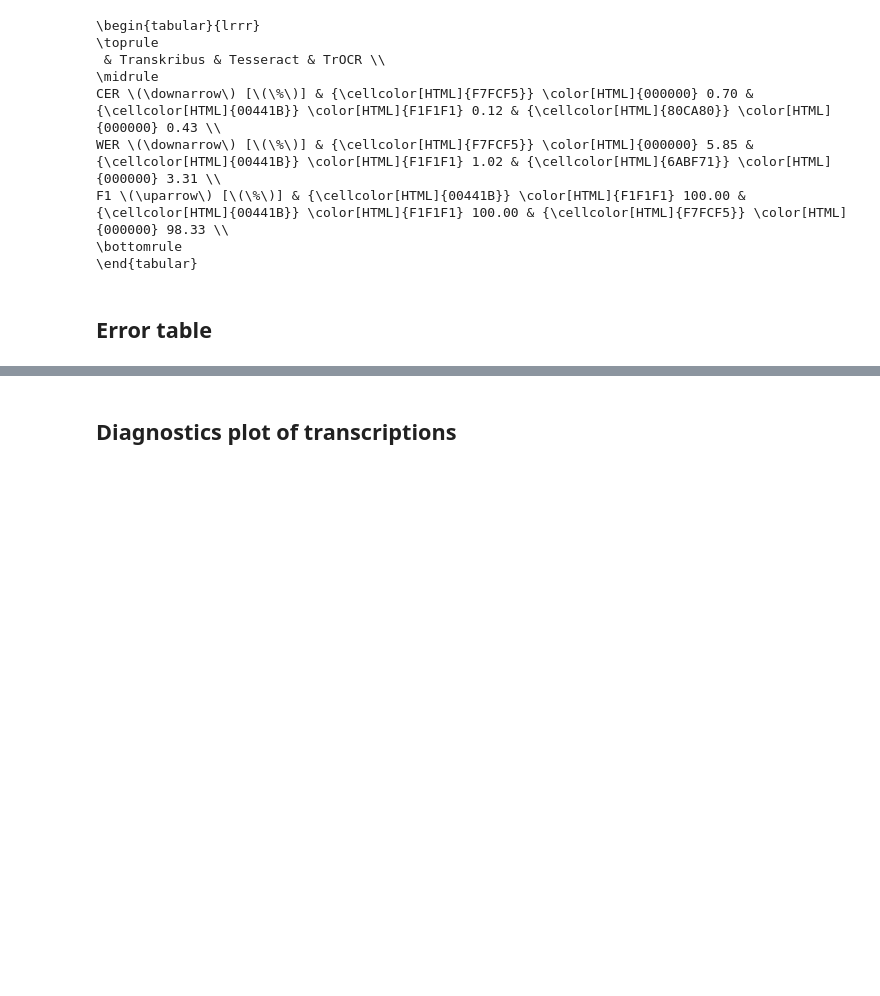
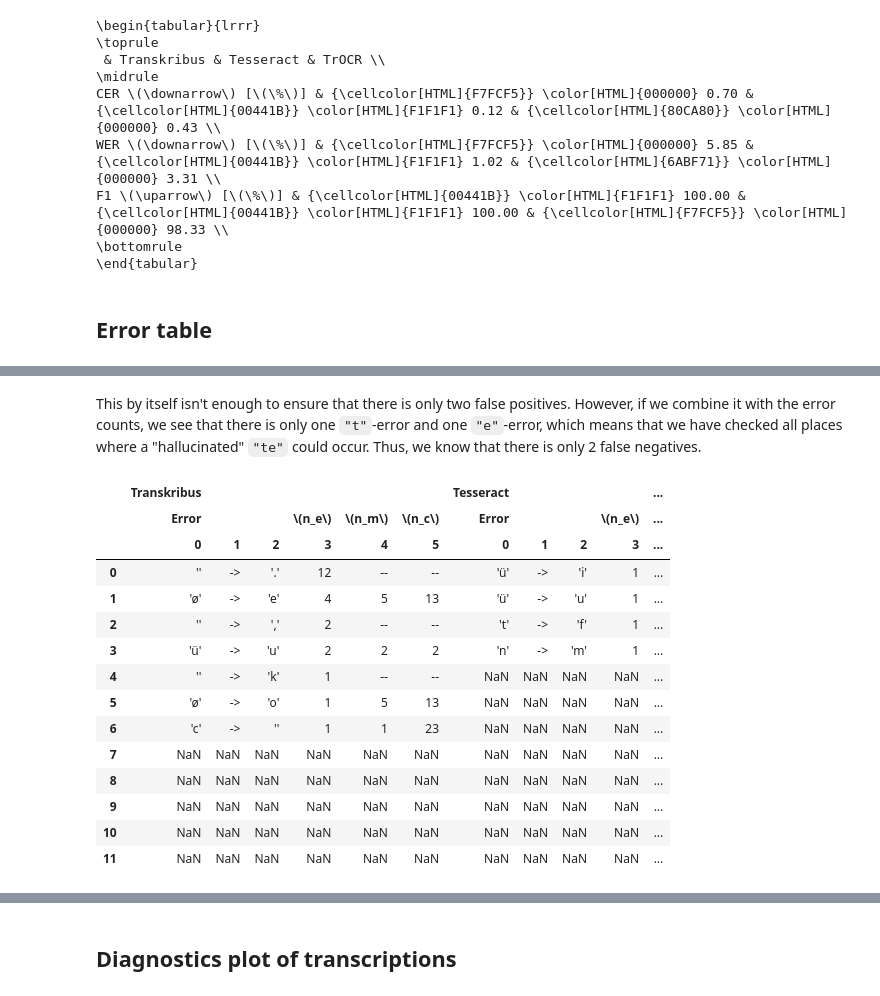
Before and after one commit to Sprakbanken/nodalida25_sami_ocr, a Jupyter notebook: notebooks/tables/giellatekno_table.ipynb, the cells around one changed output, grey strips where cells are left out. Saved outputs shown, nothing was run; the diff lists cells and outputs as text; code cells hidden in the pictures; blank space fills up the shorter version.

```diff
--- a/notebooks/tables/giellatekno_table.ipynb
+++ b/notebooks/tables/giellatekno_table.ipynb
@@ -135,0 +196,5 @@ for model_p in [best_transkribus_model, best_tesseract_model, best_trocr_model]:
+# %%
+line_errors = pd.read_csv("../../output/giellatekno_nor_sme_evaluation-fixed/line_level/trocr_smi_pred_synth/row_level.csv")
+# %%
+te_true_positive = " ".join(line_errors["ground_truth"]).count("te")
+te_true_positive
@@ -135,0 +203,3 @@ for model_p in [best_transkribus_model, best_tesseract_model, best_trocr_model]:
+# %%
+te_pred_positive = " ".join(line_errors["transcription"]).count("te")
+te_pred_positive
@@ -136 +233,24 @@ for model_p in [best_transkribus_model, best_tesseract_model, best_trocr_model]:
+# %% [markdown]
+This by itself isn't enough to ensure that there is only two false positives. However, if we combine it with the error counts, we see that there is only one `"t"`-error and one `"e"`-error, which means that we have checked all places where a "hallucinated" `"te"` could occur. Thus, we know that there is only 2 false negatives.
+# %%
+df.loc[11, ("TrOCR", r"\(n_m\)")] = te_true_positive - te_pred_positive
+df.loc[11, ("TrOCR", r"\(n_c\)")] = te_true_positive
+df["TrOCR"] = df["TrOCR"].sort_values([(r'\(n_e\)', 3), (r'\(n_m\)', 4), (r'\(n_c\)', 5)], ascending=False).reset_index(drop=True)
+df
+# %% [output]
+|  | Transkribus |  |  |  |  |  | Tesseract |  |  |  | ... |
+|  | Error |  |  | \(n_e\) | \(n_m\) | \(n_c\) | Error |  |  | \(n_e\) | ... |
+|  | 0 | 1 | 2 | 3 | 4 | 5 | 0 | 1 | 2 | 3 | ... |
+| 0 | '' | -> | '.' | 12 | -- | -- | 'ü' | -> | 'i' | 1 | ... |
+| 1 | 'ø' | -> | 'e' | 4 | 5 | 13 | 'ü' | -> | 'u' | 1 | ... |
+| 2 | '' | -> | ',' | 2 | -- | -- | 't' | -> | 'f' | 1 | ... |
+| 3 | 'ü' | -> | 'u' | 2 | 2 | 2 | 'n' | -> | 'm' | 1 | ... |
+| 4 | '' | -> | 'k' | 1 | -- | -- | NaN | NaN | NaN | NaN | ... |
+| 5 | 'ø' | -> | 'o' | 1 | 5 | 13 | NaN | NaN | NaN | NaN | ... |
+| 6 | 'c' | -> | '' | 1 | 1 | 23 | NaN | NaN | NaN | NaN | ... |
+| 7 | NaN | NaN | NaN | NaN | NaN | NaN | NaN | NaN | NaN | NaN | ... |
+| 8 | NaN | NaN | NaN | NaN | NaN | NaN | NaN | NaN | NaN | NaN | ... |
+| 9 | NaN | NaN | NaN | NaN | NaN | NaN | NaN | NaN | NaN | NaN | ... |
+| 10 | NaN | NaN | NaN | NaN | NaN | NaN | NaN | NaN | NaN | NaN | ... |
+| 11 | NaN | NaN | NaN | NaN | NaN | NaN | NaN | NaN | NaN | NaN | ... |
 # %%
```
Also changed, not shown: parts of 15 cells of this notebook.
